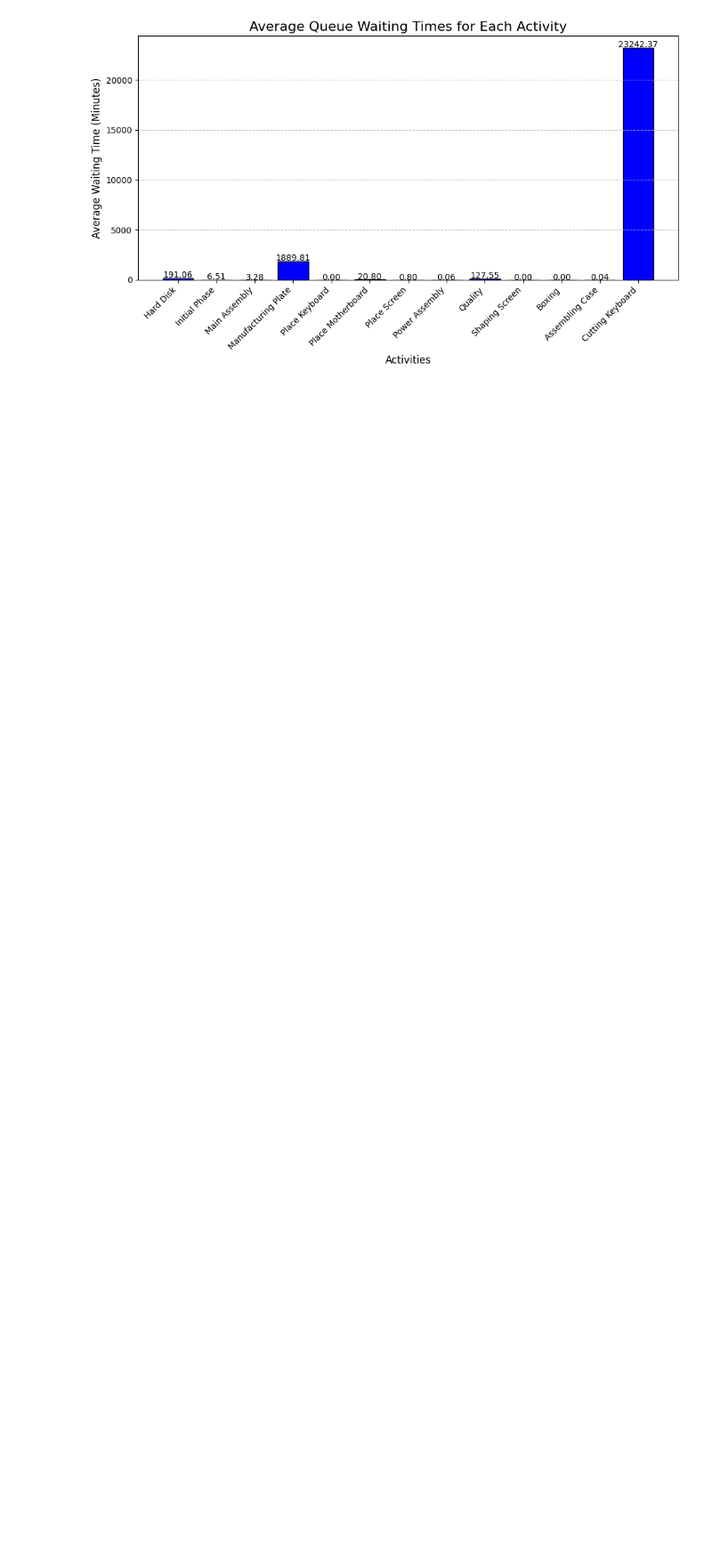
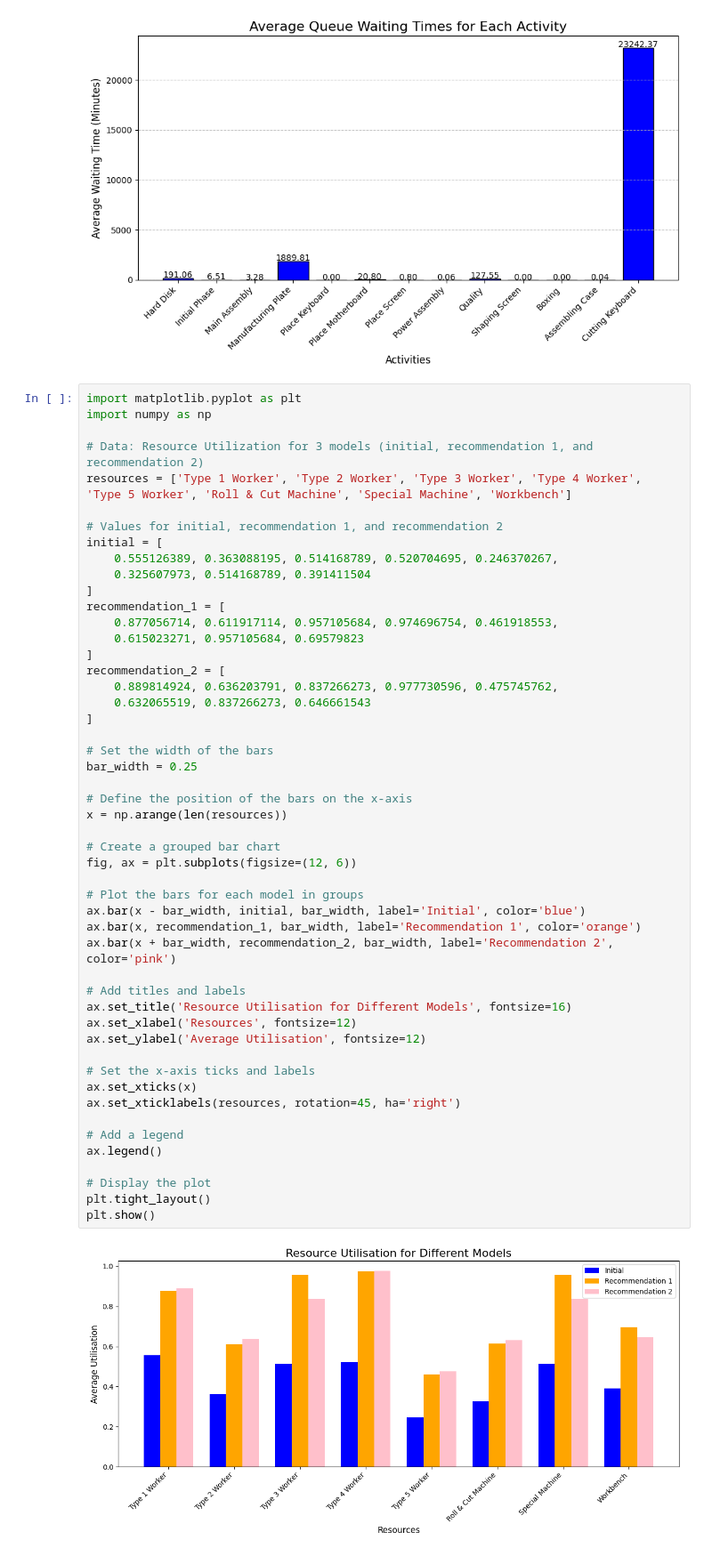
Before and after one commit to LaurenJE/Practice, a Jupyter notebook: code.ipynb, the cells around one changed output. Shown at 89% size. Drawn from its saved outputs; the diff is of its cells as text; blank space fills up the shorter version.

Commit message:
resources

```diff
--- a/code.ipynb
+++ b/code.ipynb
@@ -504,3 +504,55 @@ plt.grid(True, axis='y', linestyle='--', alpha=0.7)
 plt.show()
 # %% [output]
 [figure]
+# %%
+import matplotlib.pyplot as plt
+import numpy as np
+
+# Data: Resource Utilization for 3 models (initial, recommendation 1, and recommendation 2)
+resources = ['Type 1 Worker', 'Type 2 Worker', 'Type 3 Worker', 'Type 4 Worker', 'Type 5 Worker', 'Roll & Cut Machine', 'Special Machine', 'Workbench']
+
+# Values for initial, recommendation 1, and recommendation 2
+initial = [
+    0.555126389, 0.363088195, 0.514168789, 0.520704695, 0.246370267,
+    0.325607973, 0.514168789, 0.391411504
+]
+recommendation_1 = [
+    0.877056714, 0.611917114, 0.957105684, 0.974696754, 0.461918553,
+    0.615023271, 0.957105684, 0.69579823
+]
+recommendation_2 = [
+    0.889814924, 0.636203791, 0.837266273, 0.977730596, 0.475745762,
+    0.632065519, 0.837266273, 0.646661543
+]
+
+# Set the width of the bars
+bar_width = 0.25
+
+# Define the position of the bars on the x-axis
+x = np.arange(len(resources))
+
+# Create a grouped bar chart
+fig, ax = plt.subplots(figsize=(12, 6))
+
+# Plot the bars for each model in groups
+ax.bar(x - bar_width, initial, bar_width, label='Initial', color='blue')
+ax.bar(x, recommendation_1, bar_width, label='Recommendation 1', color='orange')
+ax.bar(x + bar_width, recommendation_2, bar_width, label='Recommendation 2', color='pink')
+
+# Add titles and labels
+ax.set_title('Resource Utilisation for Different Models', fontsize=16)
+ax.set_xlabel('Resources', fontsize=12)
+ax.set_ylabel('Average Utilisation', fontsize=12)
+
+# Set the x-axis ticks and labels
+ax.set_xticks(x)
+ax.set_xticklabels(resources, rotation=45, ha='right')
+
+# Add a legend
+ax.legend()
+
+# Display the plot
+plt.tight_layout()
+plt.show()
+# %% [output]
+[figure, added]
```
Also changed, not shown: 1 other file.
